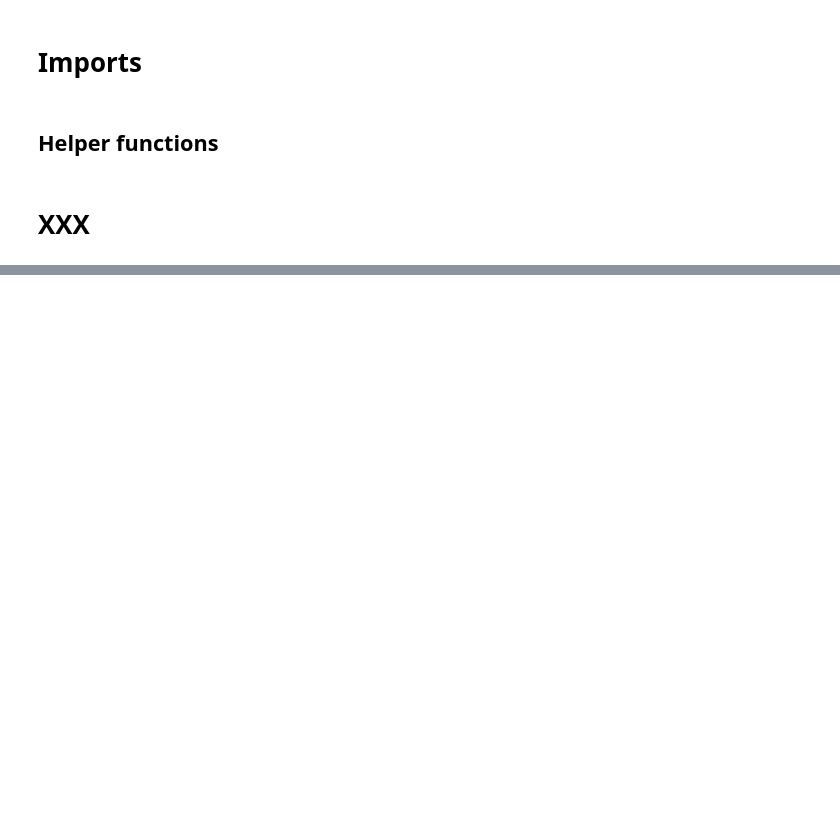
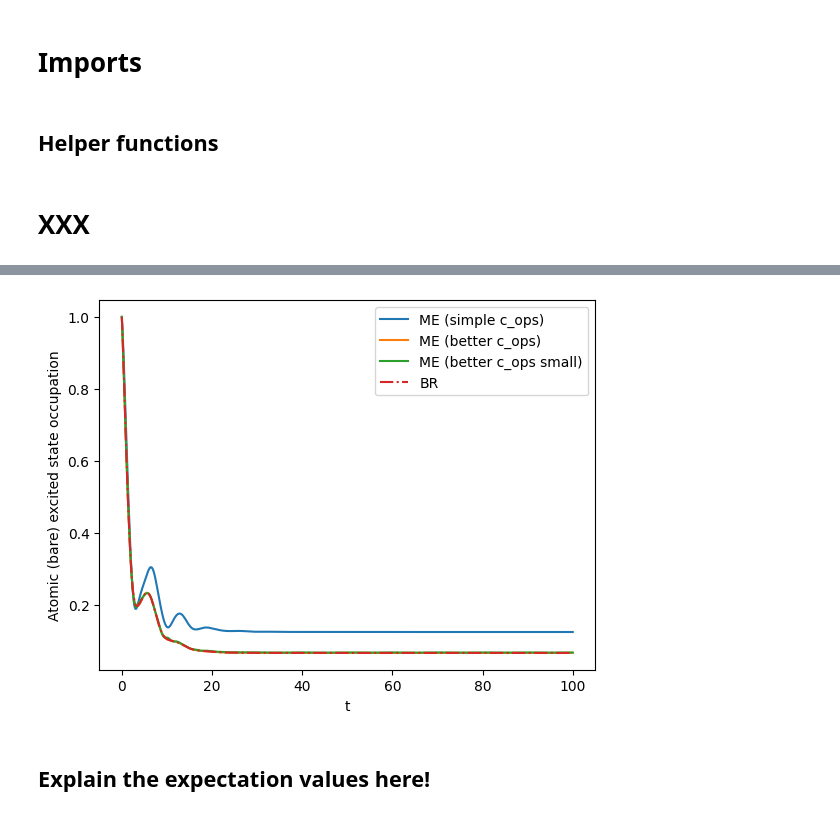
Before and after one commit to hodgestar/qutip-asqsqis-2022, a Jupyter notebook: _sources/student-tutorials/05-qutip-jcm-iii.ipynb, the cells around one changed output, grey strips where cells are left out. Drawn from its saved outputs; the diff is of its cells as text; code cells hidden in the pictures; blank space fills up the shorter version.

```diff
--- a/_sources/student-tutorials/05-qutip-jcm-iii.ipynb
+++ b/_sources/student-tutorials/05-qutip-jcm-iii.ipynb
@@ -120,0 +185,12 @@ plt.legend();
+# %%
+plt.plot(tlist, result_me_simple.expect[1], label="ME (simple c_ops)")
+plt.plot(tlist, result_me_better.expect[1], label="ME (better c_ops)")
+plt.plot(tlist, result_me_better_fewer.expect[1], label="ME (better c_ops small)")
+plt.plot(tlist, result_br.expect[1], "-.", label="BR")
+plt.xlabel("t")
+plt.ylabel("Atomic (bare) excited state occupation")
+plt.legend();
+# %% [output]
+[figure, added]
+# %% [markdown]
+## Explain the expectation values here!
```
Also changed, not shown: parts of 13 cells of this notebook, 57 other files.
